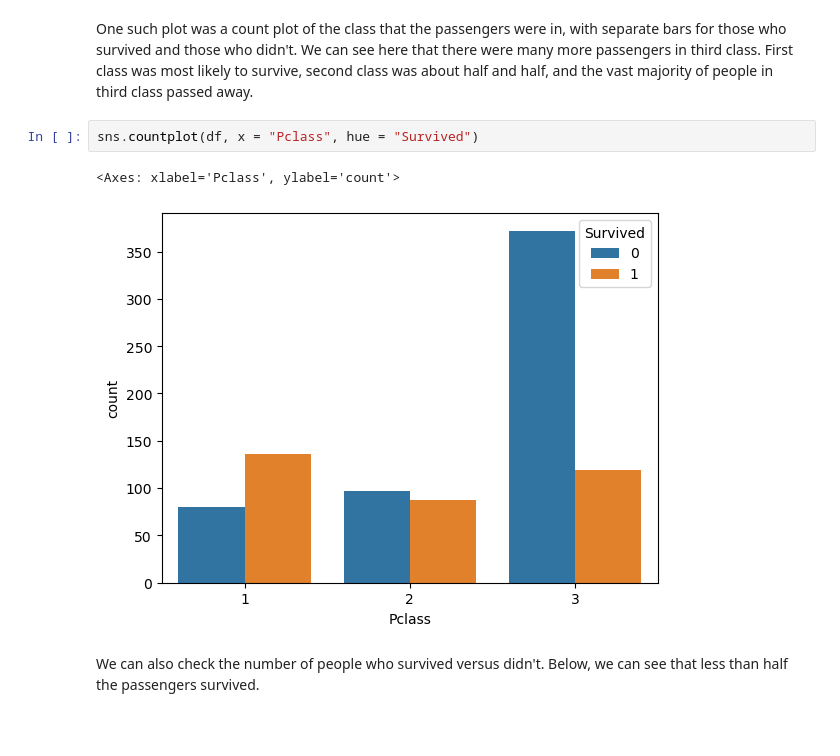
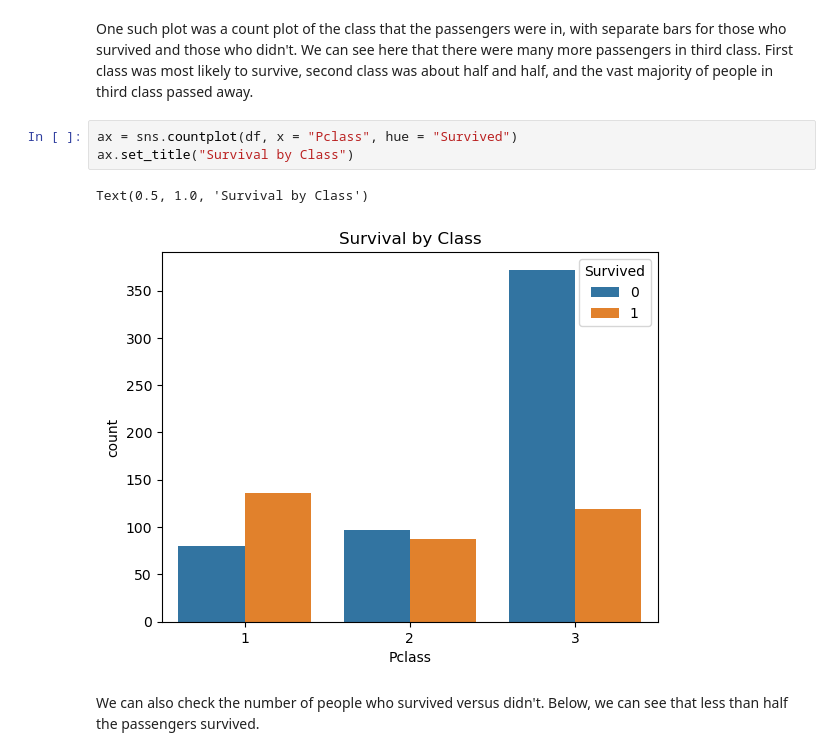
Before and after one commit to ellisterling/ellisterling.github.io, a Jupyter notebook: posts/newton/index.ipynb, the cells around one changed output. Drawn from its saved outputs; the diff is of its cells as text; blank space fills up the shorter version.

```diff
--- a/posts/newton/index.ipynb
+++ b/posts/newton/index.ipynb
@@ -137,10 +141,11 @@ filter = ["Pclass", "Sex", "Age", "Fare", "Survived"]
 # %% [markdown]
 One such plot was a count plot of the class that the passengers were in, with separate bars for those who survived and those who didn't. We can see here that there were many more passengers in third class. First class was most likely to survive, second class was about half and half, and the vast majority of people in third class passed away.
 # %%
-sns.countplot(df, x = "Pclass", hue = "Survived")
+ax = sns.countplot(df, x = "Pclass", hue = "Survived")
+ax.set_title("Survival by Class")
 # %% [output]
-<Axes: xlabel='Pclass', ylabel='count'>
+Text(0.5, 1.0, 'Survival by Class')
-[figure, old version]
+[figure, new version]
 # %% [markdown]
 We can also check the number of people who survived versus didn't. Below, we can see that less than half the passengers survived.
 # %%
```
Also changed, not shown: parts of 16 cells of this notebook, 19 other files.
